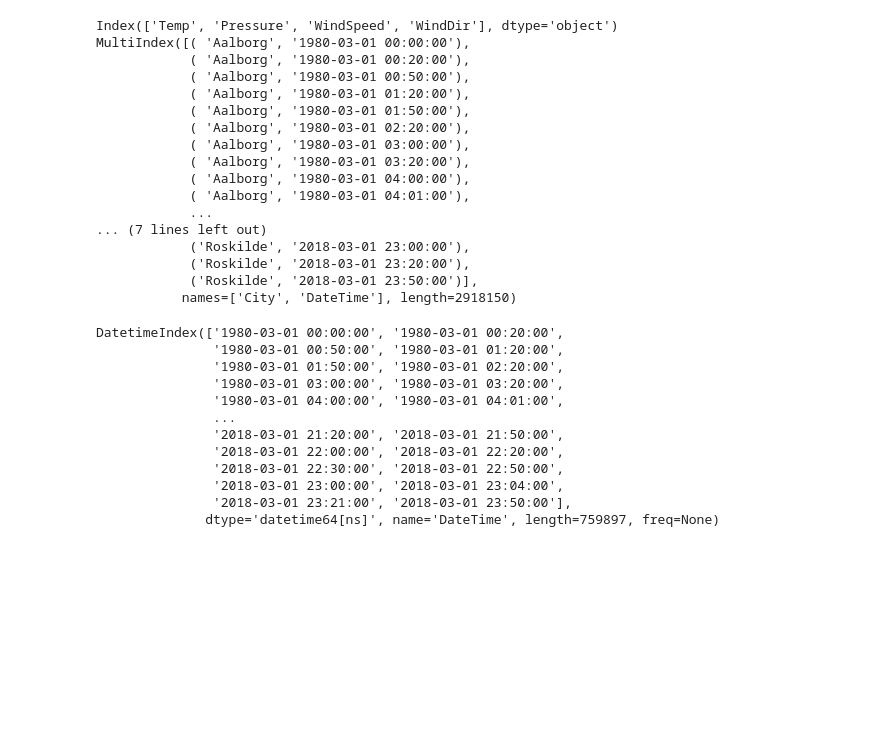
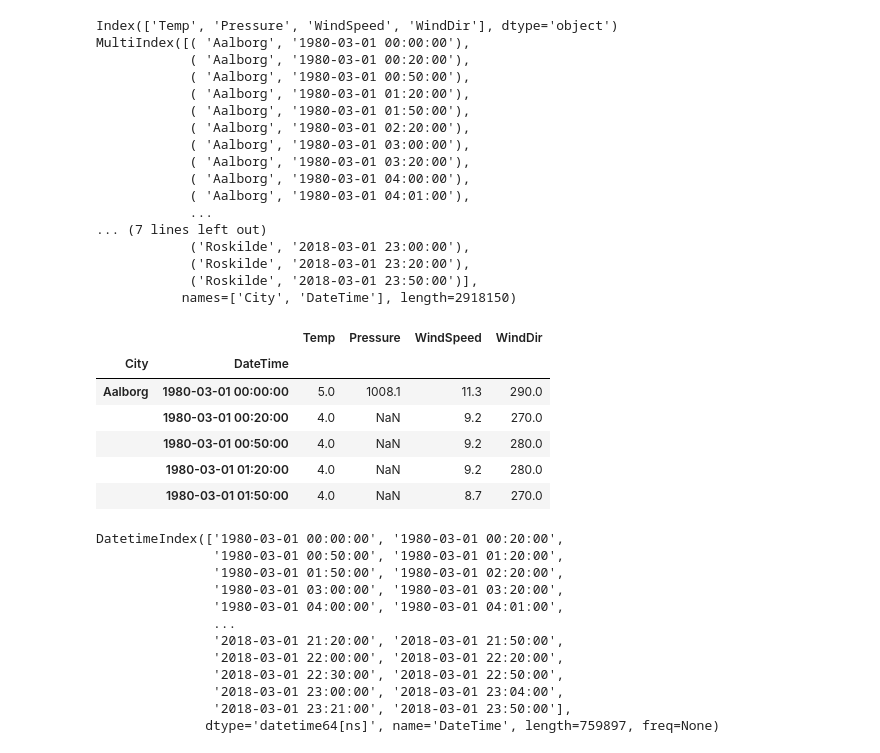
Before and after one commit to UCL-ELEC0136/2-data-processing-lorenzobonito, a Jupyter notebook: 2-data-processing.ipynb, the cells around one changed output. Saved outputs shown, nothing was run; the diff lists cells and outputs as text; code cells hidden in the pictures; blank space fills up the shorter version.

```diff
--- a/2-data-processing.ipynb
+++ b/2-data-processing.ipynb
@@ -38,6 +38,16 @@ MultiIndex([( 'Aalborg', '1980-03-01 00:00:00'),
             ('Roskilde', '2018-03-01 23:20:00'),
             ('Roskilde', '2018-03-01 23:50:00')],
            names=['City', 'DateTime'], length=2918150)
+# %%
+df.head()
+# %% [output]
+|  |  | Temp | Pressure | WindSpeed | WindDir |
+| City | DateTime |  |  |  |  |
+| Aalborg | 1980-03-01 00:00:00 | 5.0 | 1008.1 | 11.3 | 290.0 |
+|  | 1980-03-01 00:20:00 | 4.0 | NaN | 9.2 | 270.0 |
+|  | 1980-03-01 00:50:00 | 4.0 | NaN | 9.2 | 280.0 |
+|  | 1980-03-01 01:20:00 | 4.0 | NaN | 9.2 | 280.0 |
+|  | 1980-03-01 01:50:00 | 4.0 | NaN | 8.7 | 270.0 |
 # %%
 # Since the indices are of type MultiIndex, the xs method is required to check the DateTime
 df.xs("Aalborg").index
```
Also changed, not shown: parts of 8 cells of this notebook, 1 other file.
